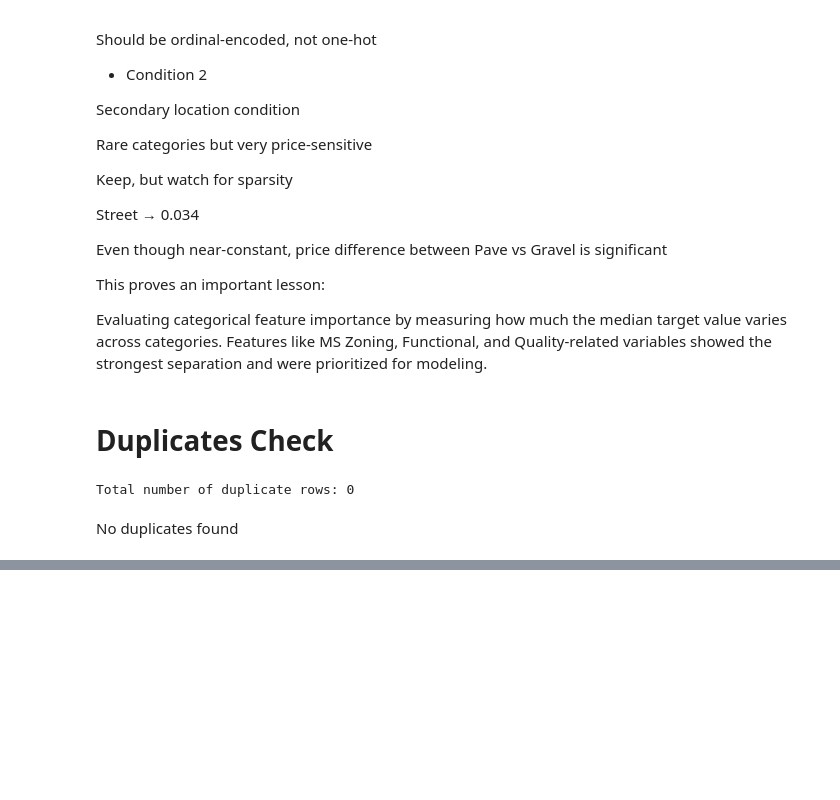
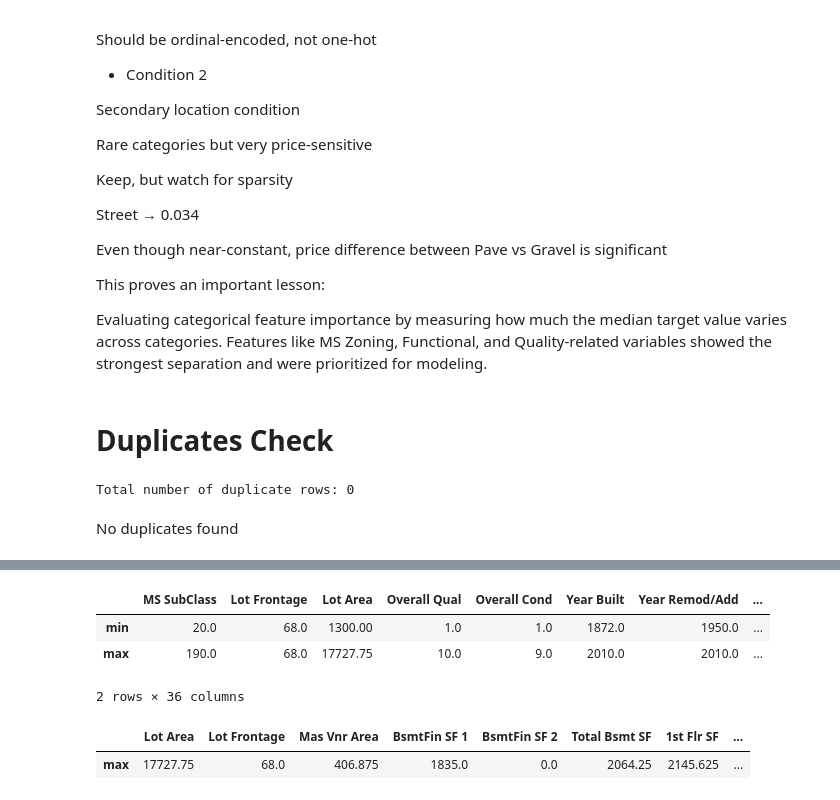
Before and after one commit to codebynishhhi/house_price_prediction, a Jupyter notebook: notebooks/exploration.ipynb, the cells around one changed output, grey strips where cells are left out. Saved outputs shown, nothing was run; the diff lists cells and outputs as text; code cells hidden in the pictures; blank space fills up the shorter version.

Commit message:
Completed outlier handling and skewness for numerical features using IQR Capping method

```diff
--- a/notebooks/exploration.ipynb
+++ b/notebooks/exploration.ipynb
@@ -849,0 +910,12 @@ No duplicates found
+# %%
+df[numeric_cols].describe().loc[['min', 'max']]
+# %% [output]
+|  | MS SubClass | Lot Frontage | Lot Area | Overall Qual | Overall Cond | Year Built | Year Remod/Add | ... |
+| min | 20.0 | 68.0 | 1300.00 | 1.0 | 1.0 | 1872.0 | 1950.0 | ... |
+| max | 190.0 | 68.0 | 17727.75 | 10.0 | 9.0 | 2010.0 | 2010.0 | ... |
+2 rows × 36 columns
+# %%
+df[outlier_cols].describe().loc[['max']]
+# %% [output]
+|  | Lot Area | Lot Frontage | Mas Vnr Area | BsmtFin SF 1 | BsmtFin SF 2 | Total Bsmt SF | 1st Flr SF | ... |
+| max | 17727.75 | 68.0 | 406.875 | 1835.0 | 0.0 | 2064.25 | 2145.625 | ... |
```
Also changed, not shown: parts of 6 cells of this notebook.
